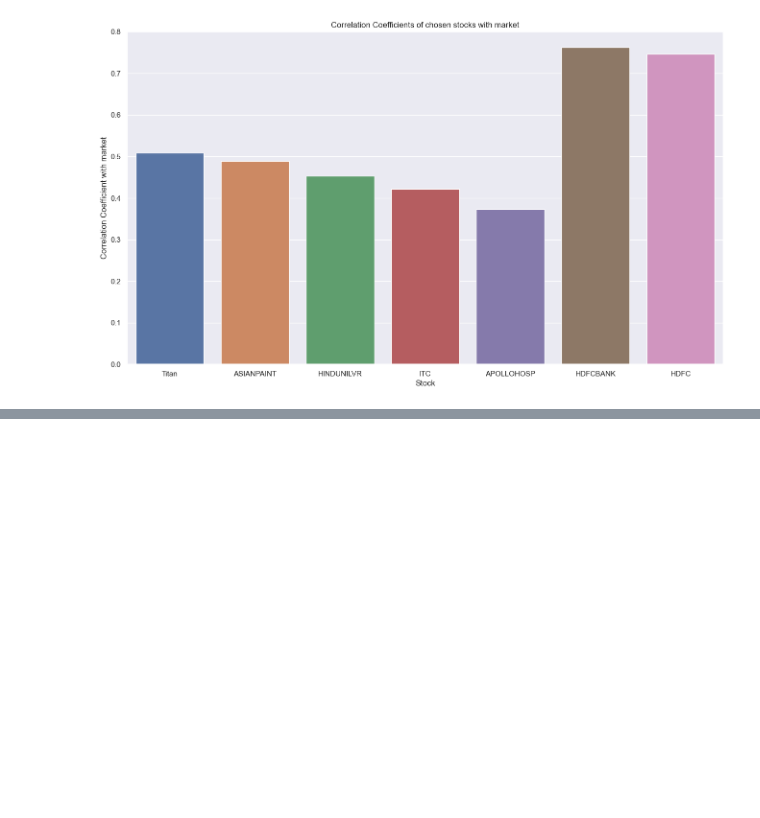
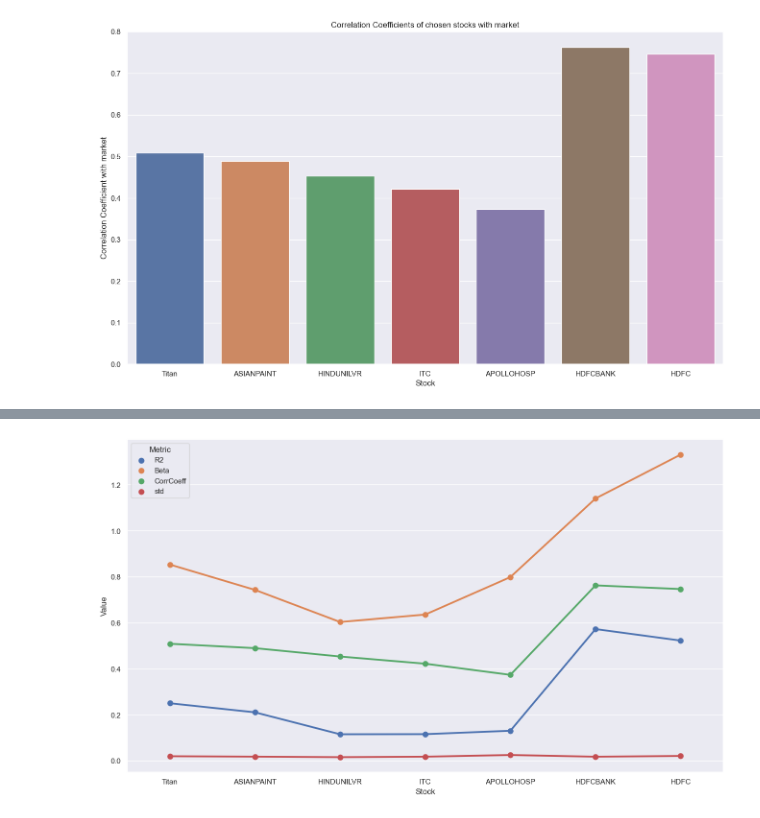
Before and after one commit to yotitan/DA226O-Project1, a Jupyter notebook: 2 - Calculations.ipynb, the cells around one changed output, grey strips where cells are left out. Cells and saved outputs as stored; diff of their text form; code cells hidden in the pictures; blank space fills up the shorter version.

```diff
--- a/2 - Calculations.ipynb
+++ b/2 - Calculations.ipynb
@@ -146,0 +210,12 @@ plt.show( )
+# %%
+summary_df = pd.merge(
+                        pd.DataFrame( zip( r2.keys( ), r2.values( ) ), columns=['Stock', 'R2'] ),
+                        pd.DataFrame( zip( beta.keys( ), beta.values( ) ), columns=['Stock', 'Beta'] ),
+                        on=['Stock']
+                    )
+
+summary_df = summary_df.merge( pd.DataFrame( zip( corr_coeff.keys( ), corr_coeff.values( ) ), columns=['Stock', 'CorrCoeff'] ), on=['Stock'] )
+
+summary_df = summary_df.merge( pd.DataFrame( zip( train_std_return.keys( ), train_std_return.values( ) ), columns=['Stock', 'std'] ), on=['Stock'] )
+
+summary_df.head( 10 )
@@ -146,0 +231,3 @@ plt.show( )
+# %%
+graph_df = summary_df.melt( id_vars=['Stock'], value_vars=['R2', 'Beta', 'CorrCoeff', 'std'], var_name='Metric', value_name='Value' )
+graph_df.head( )
@@ -146,0 +241,5 @@ plt.show( )
+# %%
+sns.pointplot( data=graph_df, x='Stock', y='Value', hue='Metric' )
+plt.show( )
+# %% [output]
+[figure, added]
```
Also changed, not shown: parts of 13 cells of this notebook, 2 other files.
